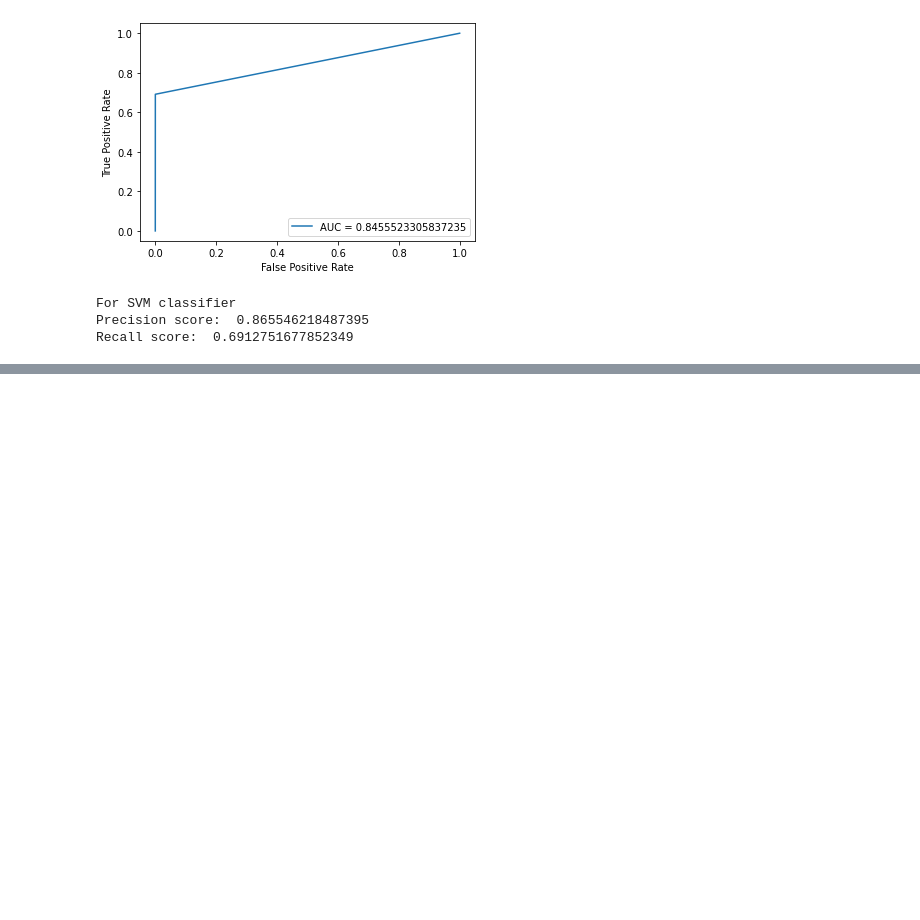
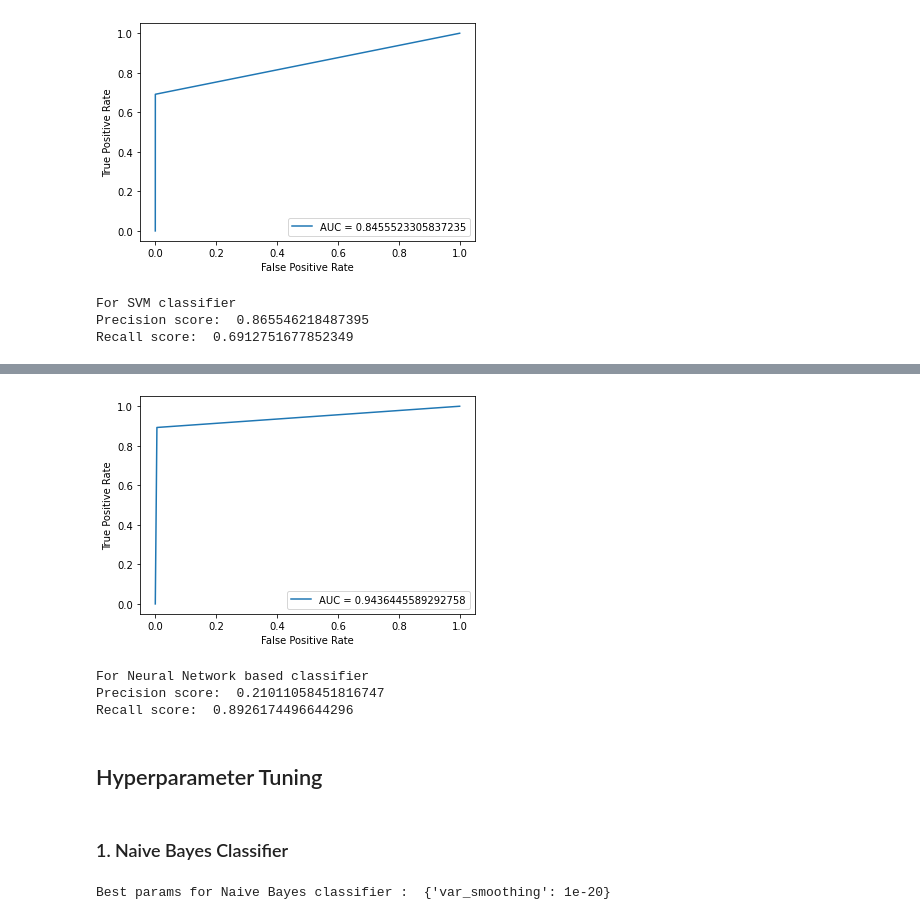
Before and after one commit to sivadhulipala1999/credit-card-fraud-detection, a Jupyter notebook: model/model_analysis.ipynb, the cells around one changed output, grey strips where cells are left out. Drawn from its saved outputs; the diff is of its cells as text; code cells hidden in the pictures; blank space fills up the shorter version.

```diff
--- a/model/model_analysis.ipynb
+++ b/model/model_analysis.ipynb
@@ -386,0 +431,35 @@ Recall score:  0.6912751677852349
+# %%
+estimator.fit(X_train_smote, y_train_smote)
+y_predict = estimator.predict(X_test)
+
+fpr, tpr, _ = roc_curve(y_test, y_predict)
+auc = roc_auc_score(y_test, y_predict)
+
+
+plt.plot(fpr, tpr, label="AUC = " + str(auc))
+plt.ylabel('True Positive Rate')
+plt.xlabel('False Positive Rate')
+plt.legend(loc=4)
+plt.show()
+
+print("For Neural Network based classifier")
+print("Precision score: ", precision_score(y_test, y_predict))
+print("Recall score: ", recall_score(y_test, y_predict))
+# %% [output]
+[figure, added]
+For Neural Network based classifier
+Precision score:  0.21011058451816747
+Recall score:  0.8926174496644296
+# %% [markdown]
+## Hyperparameter Tuning
+# %% [markdown]
+### 1. Naive Bayes Classifier
+# %%
+from sklearn.model_selection import GridSearchCV
+
+naive_bayes_params = {'var_smoothing': [1e-20, 1e-11, 1e-9, 1e-5, 1e-2, 1, 10, 100]}
+grid_search = GridSearchCV(estimator=GaussianNB(), param_grid=naive_bayes_params, scoring='accuracy', cv=10)
+grid_search.fit(X_train_adasyn, y_train_adasyn)
+print('Best params for Naive Bayes classifier : ', grid_search.best_params_)
+# %% [output]
+Best params for Naive Bayes classifier :  {'var_smoothing': 1e-20}
```
Also changed, not shown: parts of 12 cells of this notebook.
